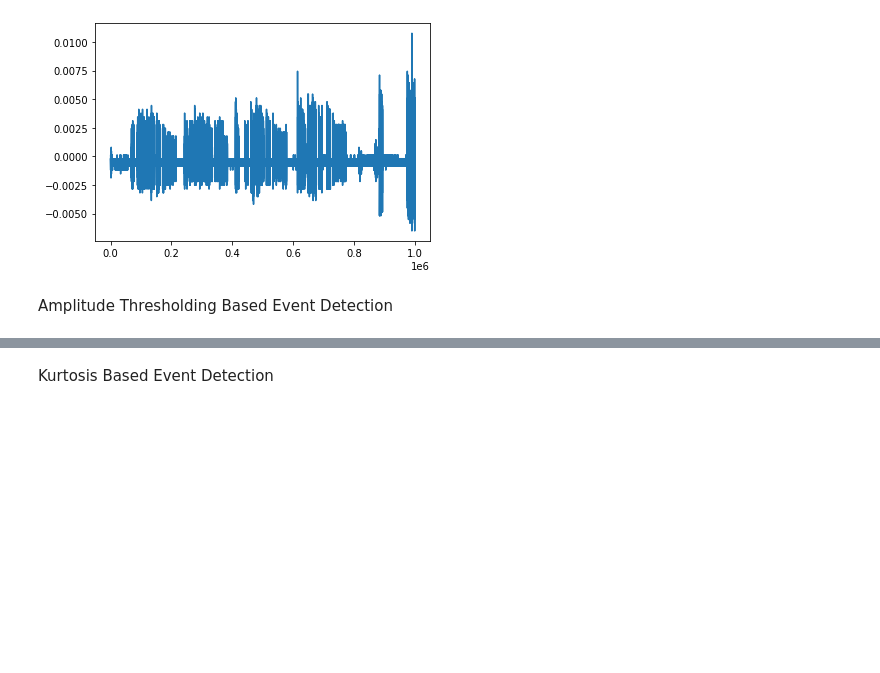
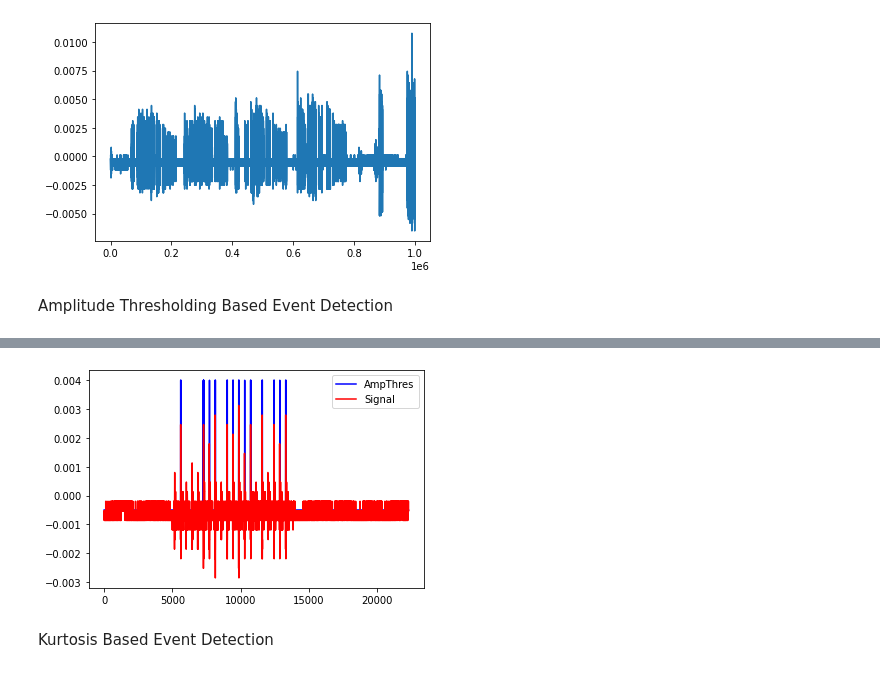
Before and after one commit to Abhinav9512/Event-Detection-from-Seismic-waves, a Jupyter notebook: Project.ipynb, the cells around one changed output, grey strips where cells are left out. Cells and saved outputs as stored; diff of their text form; code cells hidden in the pictures; blank space fills up the shorter version.

```diff
--- a/Project.ipynb
+++ b/Project.ipynb
@@ -100,3 +104,49 @@ df.to_csv('/content/drive/MyDrive/CSV files/ampthreshold.csv', index=False)
+# %%
+import pandas as pd
+import numpy as np
+import matplotlib.pyplot as plt
+
+df = pd.read_csv("/content/drive/MyDrive/CSV files/sensor_a_6_march.csv", header=None, skiprows=10)
+df["AmpThres"] =  -0.0005    # Default value is -0.0005 if there is event then it will be 0.004.
+df["StartingTime"] = 0.0   # For storing starting time
+df["EndingTime"] = 0.0     # For storing ending time
+
+x = len(df.values[:,0])         # number of readings
+y = df.values[:,1]         #Voltage
+
+def ampThresBasedEventDetection (signalLength, amp):
+
+  t = 0           # For storing time index
+  ind = 0         # To store starting time index of event
+  flag = 0        # To store ending time index of event
+
+  while t < signalLength:
+
+    if abs(amp[t]) > 0.002:
+      df.values[t,2] = 0.004
+      if flag == ind :
+        df.values[ind,3] = t        # To store starting time of event
+        flag = flag + 1
+
+    if abs(amp[t-1]) > 0.002 and  abs(amp[t])< 0.002 :
+      df.values[ind,4] = t - 1      # To store ending time of event
+      ind = ind + 1
+
+    t=t+1
+
+ampThresBasedEventDetection(x,y)
+
+ampThres = df.values[63000:85300,2]
+
+plt.plot(ampThres,'b-',label='AmpThres')                       # output of Amplitude Threshold
+plt.plot(df.values[63000:85300,1],'r-',label='Signal')         # signal
+
+plt.legend()
+plt.show()
+
+df.to_csv('/content/drive/MyDrive/CSV files/ampthreshold.csv', index=False)     # To store events
+# %% [output]
+[figure, added]
 # %% [markdown]
 Kurtosis Based Event Detection
 # %%
```
Also changed, not shown: parts of 16 cells of this notebook.
